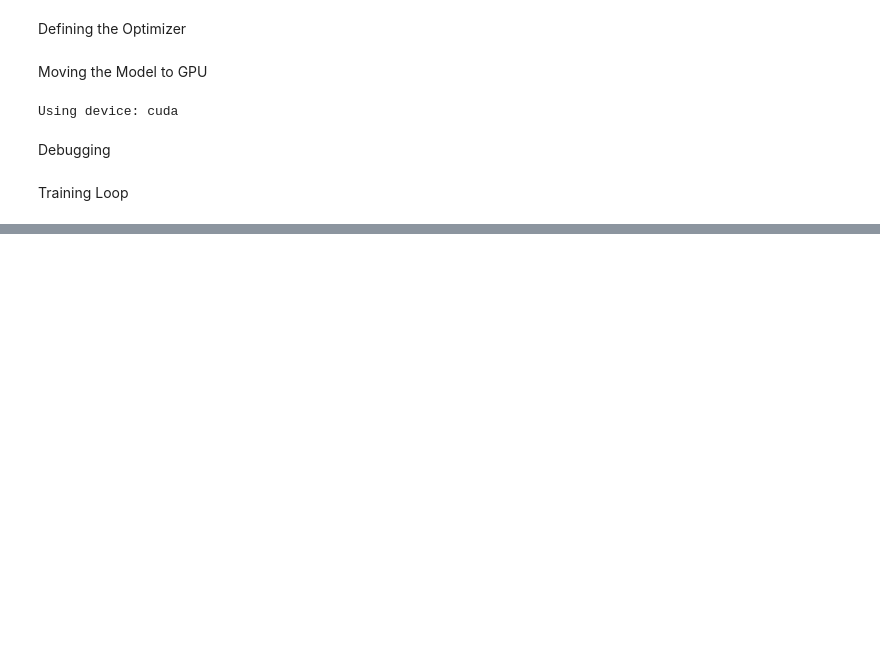
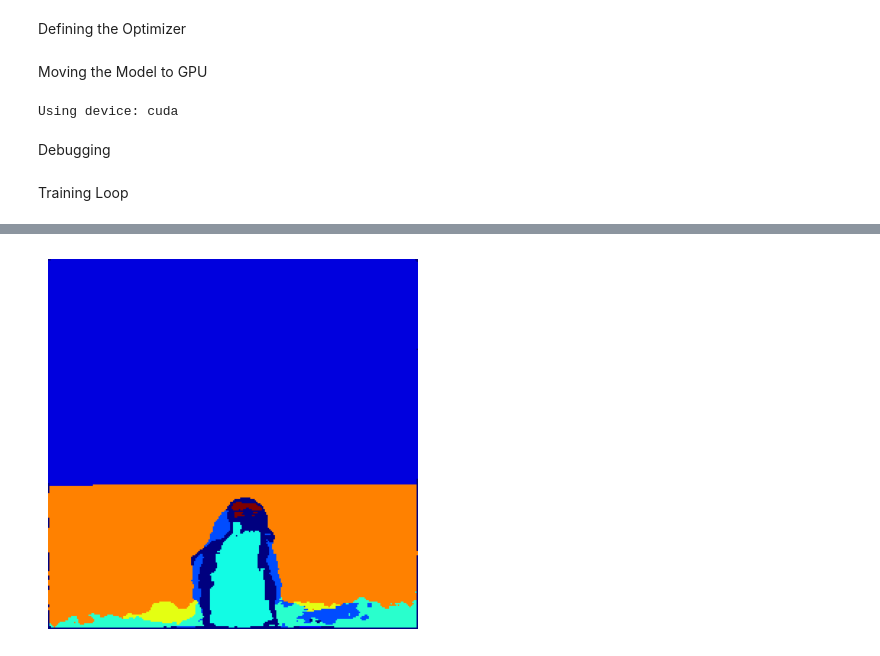
Before and after one commit to rashokatwal/image-to-music-recommender, a Jupyter notebook: dataVisualization.ipynb, the cells around one changed output, grey strips where cells are left out. Saved outputs shown, nothing was run; the diff lists cells and outputs as text; code cells hidden in the pictures; blank space fills up the shorter version.

Commit message:
trained a model successfully

```diff
--- a/dataVisualization.ipynb
+++ b/dataVisualization.ipynb
@@ -136,18 +134,18 @@ print("Unique mask values:", torch.unique(masks[0]))  # Should be class indices
 # %% [markdown]
 Opening a mask file
 # %%
-from PIL import Image
-import numpy as np
+# from PIL import Image
+# import numpy as np
 
-# Path to a mask file
-mask_path = "ADE20K/ADEChallengeData2016/annotations/training/ADE_train_00000001.png"
+# # Path to a mask file
+# mask_path = "ADE20K/ADEChallengeData2016/annotations/training/ADE_train_00000001.png"
 
-# Open the mask
-mask = Image.open(mask_path)
-mask = np.array(mask)
+# # Open the mask
+# mask = Image.open(mask_path)
+# mask = np.array(mask)
 
-# Check unique values
-print("Unique mask values:", np.unique(mask))
+# # Check unique values
+# print("Unique mask values:", np.unique(mask))
 # %% [markdown]
 Creating Dataset and Dataloader
 # %%
@@ -456,0 +595,20 @@ Training Loop
+# %%
+# Load the trained model
+model.load_state_dict(torch.load("unet_ade20k.pth"))
+model.eval()
+
+# Load and preprocess a new image
+new_image = Image.open("/content/drive/MyDrive/Dwarka/IMG_20250224_030931.jpg").convert("RGB")
+new_image = image_transform(new_image).unsqueeze(0).to(device)  # Add batch dimension
+
+# Make a prediction
+with torch.no_grad():
+    output = model(new_image)
+    pred_mask = torch.argmax(output, dim=1).squeeze(0).cpu().numpy()  # Remove batch dimension
+
+# Visualize the prediction
+plt.imshow(pred_mask, cmap="jet")
+plt.axis("off")
+plt.show()
+# %% [output]
+[figure, added]
```
Also changed, not shown: parts of 25 cells of this notebook.
